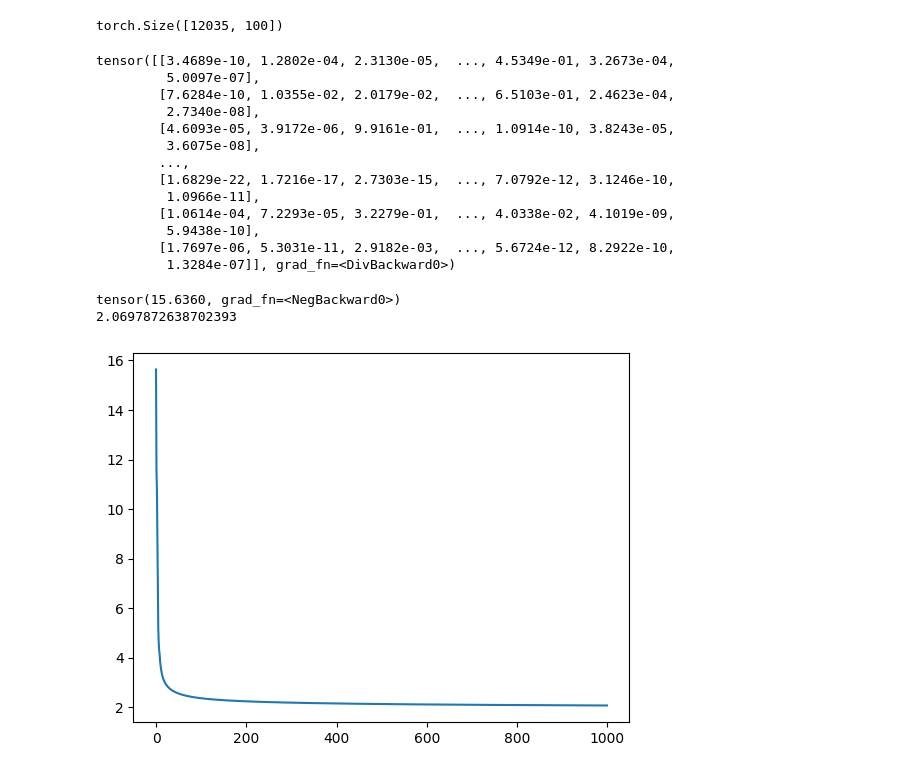
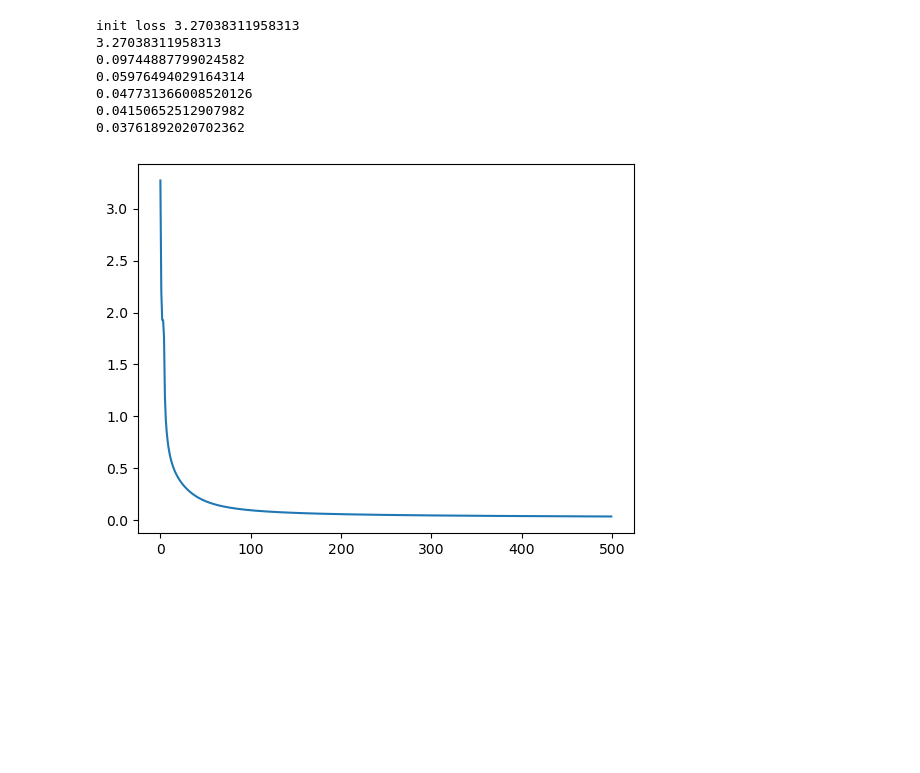
Before and after one commit to nubskr/CharNet, a Jupyter notebook: mlp.ipynb, the cells around one changed output. Cells and saved outputs as stored; diff of their text form; code cells hidden in the pictures; blank space fills up the shorter version.

```diff
--- a/mlp.ipynb
+++ b/mlp.ipynb
@@ -15,7 +15,7 @@ Y = []
 def get(s):
     return (ord(s) - ord('a')) + 1
 
-for word in words[:2000]:
+for word in words[:batch_size]:
     for i in range(len(word)):
         now = [0, 0, 0]
         now1 = 0
@@ -28,6 +28,3 @@ for word in words[:2000]:
             now1 = get(word[i+2])
         X.append(now)
         Y.append(now1)
-
-print(X[:2])
-#print(Y)
@@ -54,9 +67,0 @@ torch.Size([12035, 6])
-# %%
-# The hidden layer just does a tanh and sends it forward to the softmax
-W1 = torch.randn((6,100),generator=g,requires_grad=True)
-B1 = torch.randn(100,generator=g,requires_grad=True)
-
-print(N.shape)
-print(W1.shape)
-N = torch.tanh(N@W1 + B1)
-print(N)
@@ -74,29 +67,0 @@ tensor([[-0.5084,  0.9821,  0.9948,  ...,  0.8410,  0.9050, -0.9690],
-# %%
-N.shape
-# %% [output]
-torch.Size([12035, 100])
-# %%
-# softmax layer, we get [36,100] from last layer
-# we must return a single layer of size 26 with the probabilities of all chars
-W2 = torch.randn((100,27),generator=g,requires_grad=True)
-B2 = torch.randn(27,generator=g,requires_grad=True)
-
-logits = N@W2 + B2
-counts = logits.exp() # remove the negative logits
-probs = counts / counts.sum(1,keepdims=True)
-
-probs
-# %% [output]
-tensor([[3.4689e-10, 1.2802e-04, 2.3130e-05,  ..., 4.5349e-01, 3.2673e-04,
-         5.0097e-07],
-        [7.6284e-10, 1.0355e-02, 2.0179e-02,  ..., 6.5103e-01, 2.4623e-04,
-         2.7340e-08],
-        [4.6093e-05, 3.9172e-06, 9.9161e-01,  ..., 1.0914e-10, 3.8243e-05,
-         3.6075e-08],
-        ...,
-        [1.6829e-22, 1.7216e-17, 2.7303e-15,  ..., 7.0792e-12, 3.1246e-10,
-         1.0966e-11],
-        [1.0614e-04, 7.2293e-05, 3.2279e-01,  ..., 4.0338e-02, 4.1019e-09,
-         5.9438e-10],
-        [1.7697e-06, 5.3031e-11, 2.9182e-03,  ..., 5.6724e-12, 8.2922e-10,
-         1.3284e-07]], grad_fn=<DivBackward0>)
@@ -114,11 +68,15 @@ tensor([[3.4689e-10, 1.2802e-04, 2.3130e-05,  ..., 4.5349e-01, 3.2673e-04,
 # %%
 iterations = []
 losses = []
-import matplotlib.pyplot as plt
 
-decay_rate = 0.26
-learning_rate = 1.55
-current_rate = 1.55
+decay_rate = 0.2
+learning_rate = 3
+current_rate = 3
+
+def get_eval(probs):
+    # returns the eval loss without calculating the gradients, way faster that way
+    # todo
+    return
 
 def get_loss(probs):
     likelihood = 0
@@ -153,38 +111,45 @@ def update_probs():
     N = C[X].view(len(C[X]), -1)
     N = torch.tanh(N @ W1 + B1)
     logits = N @ W2 + B2
     counts = logits.exp()
     probs = counts / counts.sum(1, keepdim=True)
     return probs
 
 # init loss
-print(get_loss(probs))
+print("init loss " + str(get_loss(probs).item()))
 
 # Training loop
-for descent in range(1000):
+for descent in range(500):
     loss = get_loss(probs)
 
     # Reset gradients
     reset_grads()
 
     loss.backward()
 
     gradient_descent()
 
     current_rate = learning_rate * (1 / (1 + descent*decay_rate))
 
     probs = update_probs()
 
     iterations.append(descent)
     losses.append(loss.item())
 
-    #print(loss.item())
+    if descent % 100 == 0:
+        print(loss.item())
+
 
 plt.plot(iterations,losses)
 print(loss.item())
 # %% [output]
-tensor(15.6360, grad_fn=<NegBackward0>)
-2.0697872638702393
+init loss 3.27038311958313
+3.27038311958313
+0.09744887799024582
+0.05976494029164314
+0.047731366008520126
+0.04150652512907982
+0.03761892020702362
-[figure, old version]
+[figure, new version]
 # %%
 def get(i):
```
Also changed, not shown: parts of 9 cells of this notebook.
